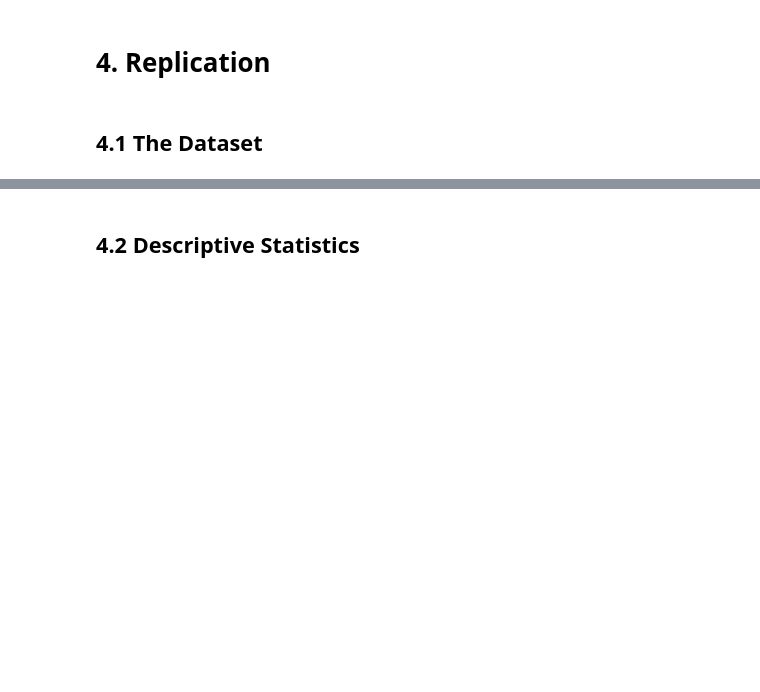
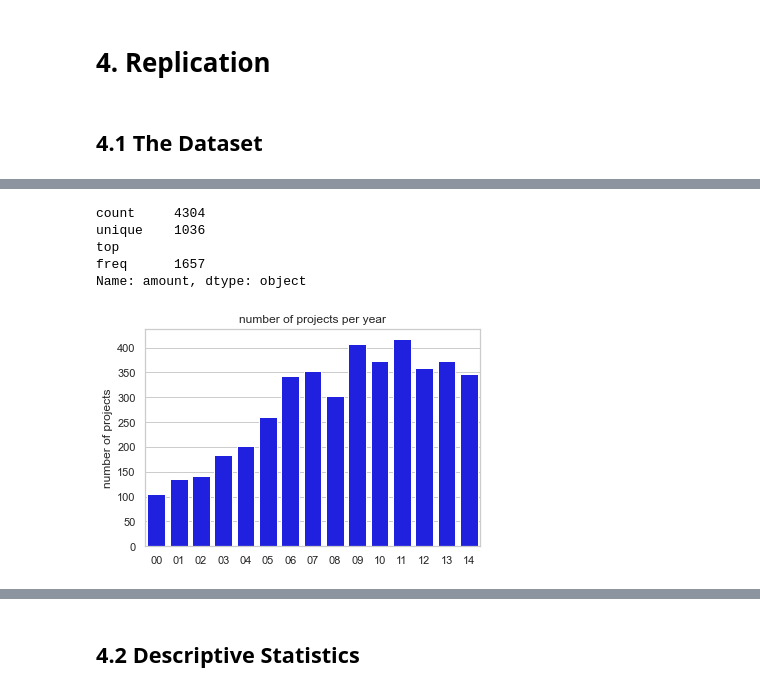
Before and after one commit to JonathanWillnow/ose-data-science-course-project-JonathanWillnow, a Jupyter notebook: JonathanWillnowOSE.ipynb, the cells around one changed output, grey strips where cells are left out. Cells and saved outputs as stored; diff of their text form; code cells hidden in the pictures; blank space fills up the shorter version.

```diff
--- a/JonathanWillnowOSE.ipynb
+++ b/JonathanWillnowOSE.ipynb
@@ -135,3 +135,6 @@ https://www.statisticssolutions.com/free-resources/directory-of-statistical-anal
 # 4. Replication
 # %% [markdown]
 ## 4.1 The Dataset
+# %%
+data = pd.read_stata("data/work2_dataset_CDF.dta")
+data.shape
@@ -139,0 +151,19 @@ The dataset of Dreher et al(), constructed with the introduced TUFF methodology,
+# %%
+data.amount.describe()
+# %% [output]
+count     4304
+unique    1036
+top
+freq      1657
+Name: amount, dtype: object
+# %%
+sns.set_theme(style="whitegrid")
+year = np.unique(data.year)
+total_projects_year = data.year.value_counts().sort_index()
+
+ax = sns.barplot(x=year, y=total_projects_year, color= "blue")
+ax.set_ylabel("number of projects")
+ax.set_xticklabels(["00", "01", "02","03","04","05","06","07","08","09","10","11","12","13","14"])
+ax.set_title("number of projects per year");
+# %% [output]
+[figure, added]
```
Also changed, not shown: parts of 12 cells of this notebook.
